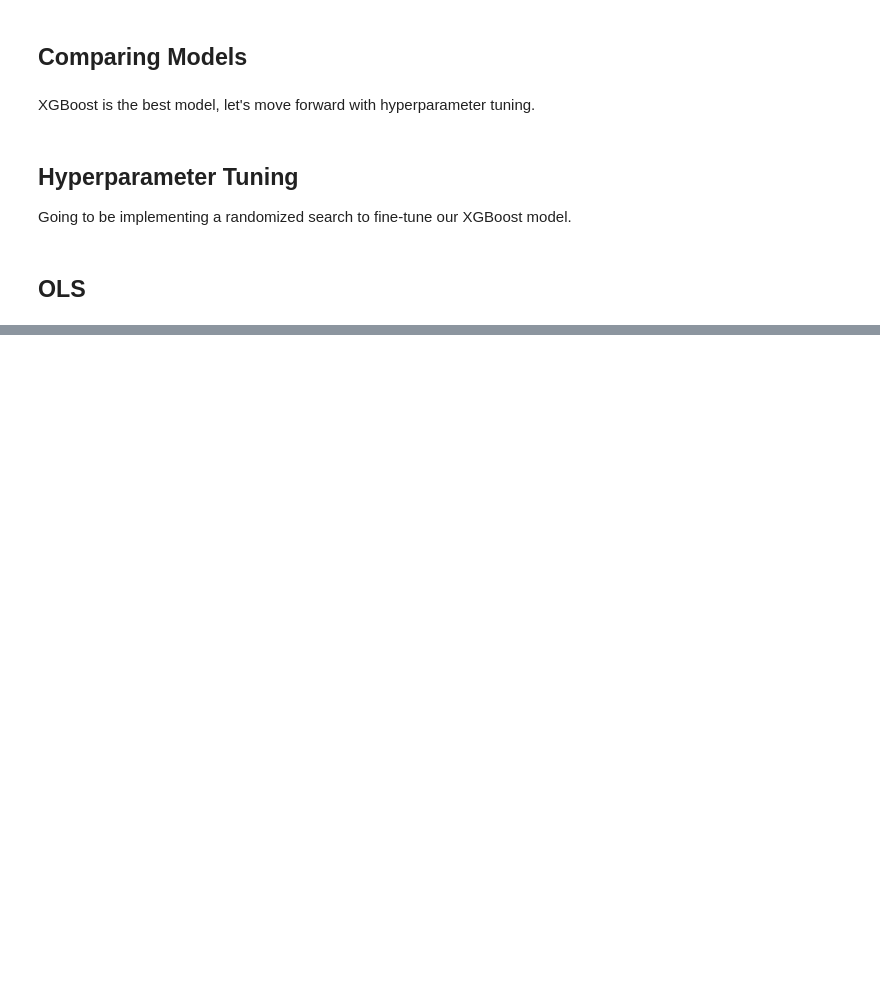
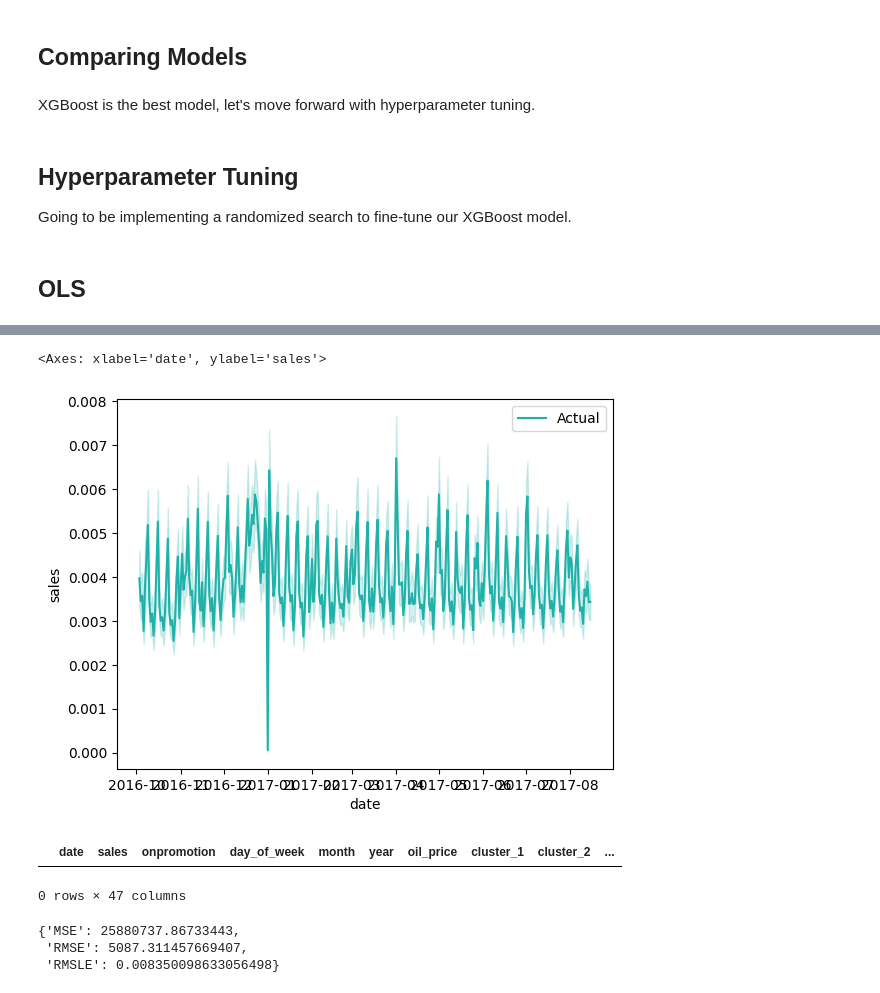
Before and after one commit to coryleroy1/Store-Sales, a Jupyter notebook: Models/SARIMAX.ipynb, the cells around one changed output, grey strips where cells are left out. Cells and saved outputs as stored; diff of their text form; code cells hidden in the pictures; blank space fills up the shorter version.

```diff
--- a/Models/SARIMAX.ipynb
+++ b/Models/SARIMAX.ipynb
@@ -87,3 +64,4 @@ path = path_cwd / 'Feature Engineering'
 # %%
 df_test_p = pd.read_pickle(path / 'df_test.pkl')
 df_train_p = pd.read_pickle(path / 'df_train.pkl')
+df_train_p=df_train_p.sort_values(by='date')
@@ -1004,0 +1070,18 @@ plot_predictions(df_train_p['date'], df_train_p['sales'], ols_predictions, 'OLS
+# %%
+sns.lineplot(x=val_data['date'], y=y_val, label='Actual', color=custom_palette[0])
+# %% [output]
+<Axes: xlabel='date', ylabel='sales'>
+[figure, added]
+# %%
+val_data[val_data['date']<'2014-01-01']
+# %% [output]
+|  | date | sales | onpromotion | day_of_week | month | year | oil_price | cluster_1 | cluster_2 | ... |
+0 rows × 47 columns
+# %%
+ols_metrics = evaluate_forecast(y_val, ols_predictions)
+
+ols_metrics
+# %% [output]
+{'MSE': 25880737.86733443,
+ 'RMSE': 5087.311457669407,
+ 'RMSLE': 0.008350098633056498}
```
Also changed, not shown: parts of 39 cells of this notebook, 2 other files.
